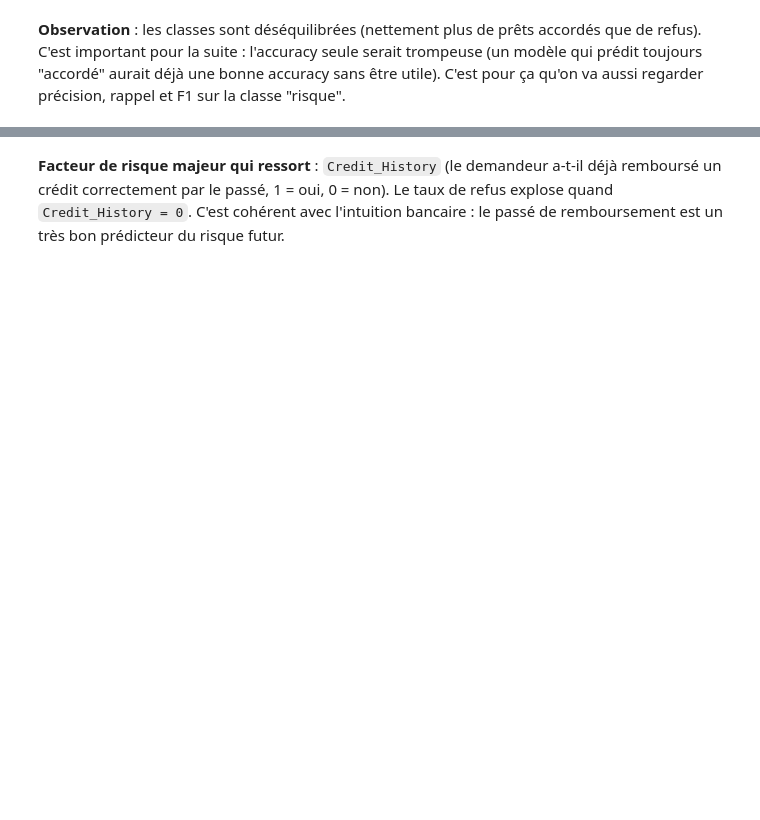
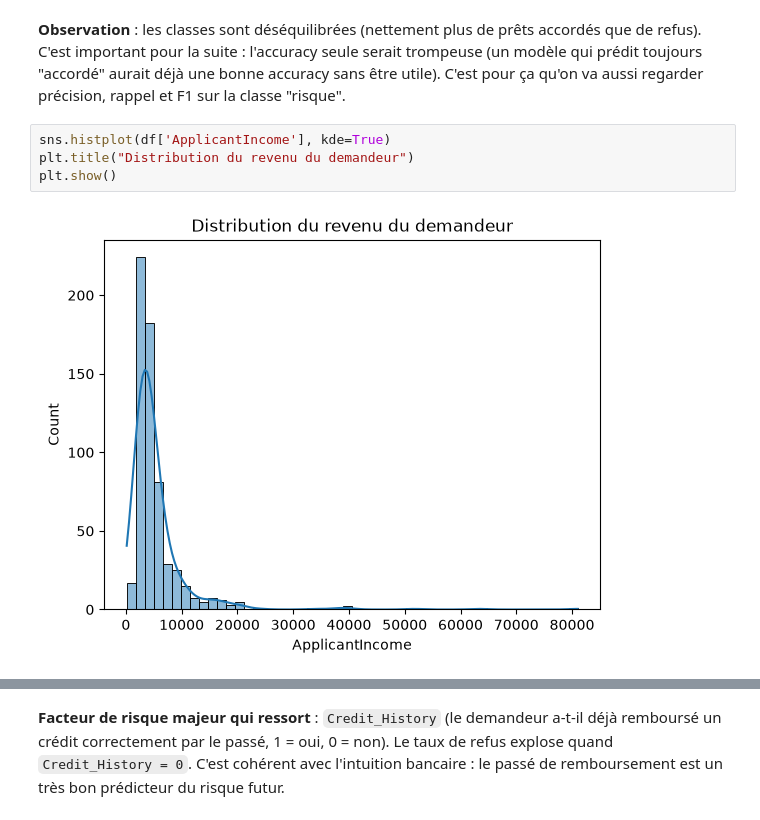
Before and after one commit to loicbonicontact-gif/Machine-Learning-Mise-en-pratique, a Jupyter notebook: notebooks/nb_03_Modélisation_CrediTrust_Scoring.ipynb, the cells around one changed output, grey strips where cells are left out. Saved outputs shown, nothing was run; the diff lists cells and outputs as text; blank space fills up the shorter version.

```diff
--- a/notebooks/nb_03_Modélisation_CrediTrust_Scoring.ipynb
+++ b/notebooks/nb_03_Modélisation_CrediTrust_Scoring.ipynb
@@ -147,3 +150,9 @@ Part de refus (N) : 31.3 %
 C'est important pour la suite : l'accuracy seule serait trompeuse (un modèle qui prédit toujours
 "accordé" aurait déjà une bonne accuracy sans être utile). C'est pour ça qu'on va aussi regarder
 précision, rappel et F1 sur la classe "risque".
+# %%
+sns.histplot(df['ApplicantIncome'], kde=True)
+plt.title("Distribution du revenu du demandeur")
+plt.show()
+# %% [output]
+[figure, added]
```
Also changed, not shown: parts of 63 cells of this notebook.
